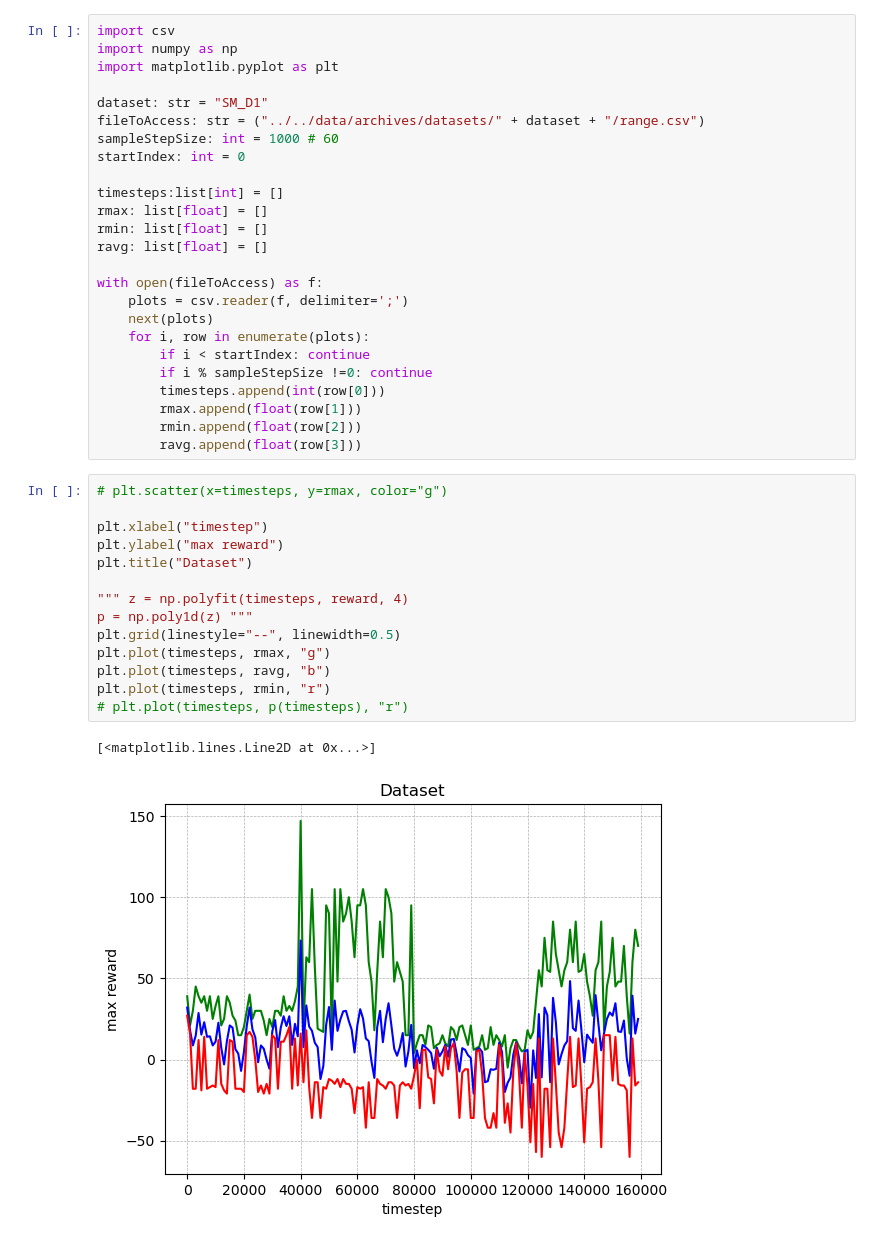
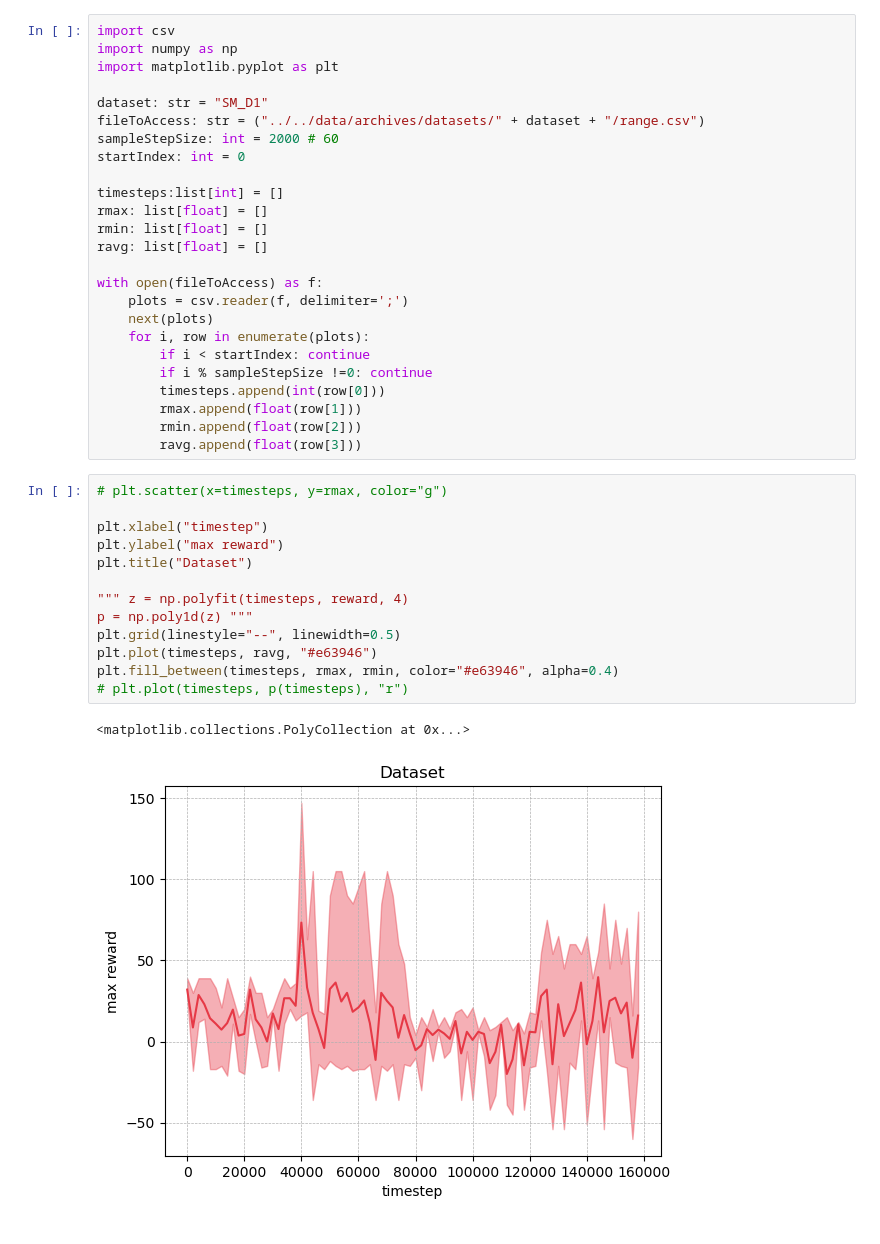
Before and after one commit to ObsidianXVI/QBrew, a Jupyter notebook: lib/analysers/dataset_analyser.ipynb, the cells around one changed output. Cells and saved outputs as stored; diff of their text form.

```diff
--- a/lib/analysers/dataset_analyser.ipynb
+++ b/lib/analysers/dataset_analyser.ipynb
@@ -5,7 +5,7 @@ import matplotlib.pyplot as plt
 
 dataset: str = "SM_D1"
 fileToAccess: str = ("../../data/archives/datasets/" + dataset + "/range.csv")
-sampleStepSize: int = 1000 # 60
+sampleStepSize: int = 2000 # 60
 startIndex: int = 0
 
 timesteps:list[int] = []
@@ -26,17 +26,16 @@ with open(fileToAccess) as f:
 # %%
 # plt.scatter(x=timesteps, y=rmax, color="g")
 
 plt.xlabel("timestep")
 plt.ylabel("max reward")
 plt.title("Dataset")
 
 """ z = np.polyfit(timesteps, reward, 4)
 p = np.poly1d(z) """
 plt.grid(linestyle="--", linewidth=0.5)
-plt.plot(timesteps, rmax, "g")
-plt.plot(timesteps, ravg, "b")
-plt.plot(timesteps, rmin, "r")
+plt.plot(timesteps, ravg, "#e63946")
+plt.fill_between(timesteps, rmax, rmin, color="#e63946", alpha=0.4)
 # plt.plot(timesteps, p(timesteps), "r")
 # %% [output]
-[<matplotlib.lines.Line2D at 0x...>]
+<matplotlib.collections.PolyCollection at 0x...>
-[figure, old version]
+[figure, new version]
```
